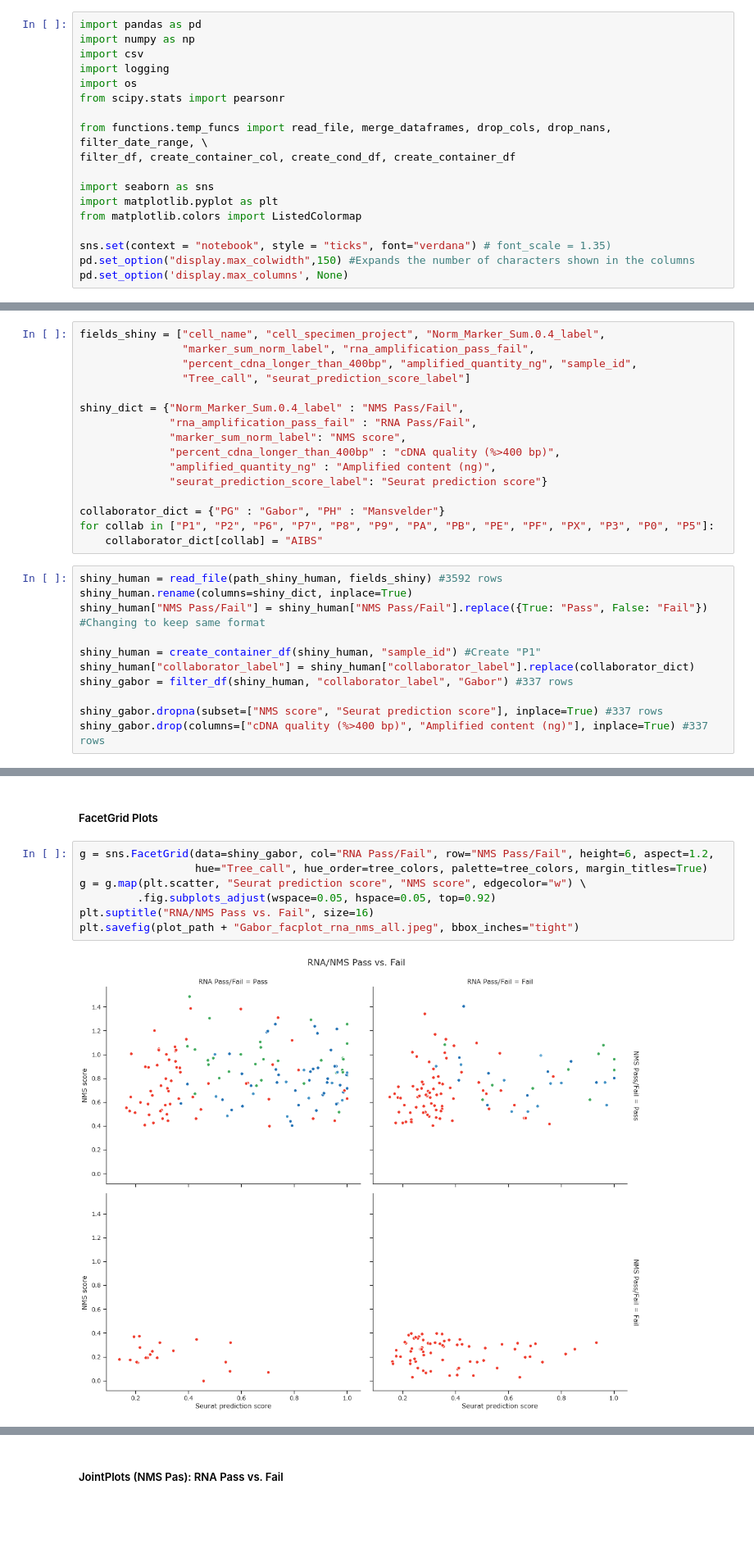
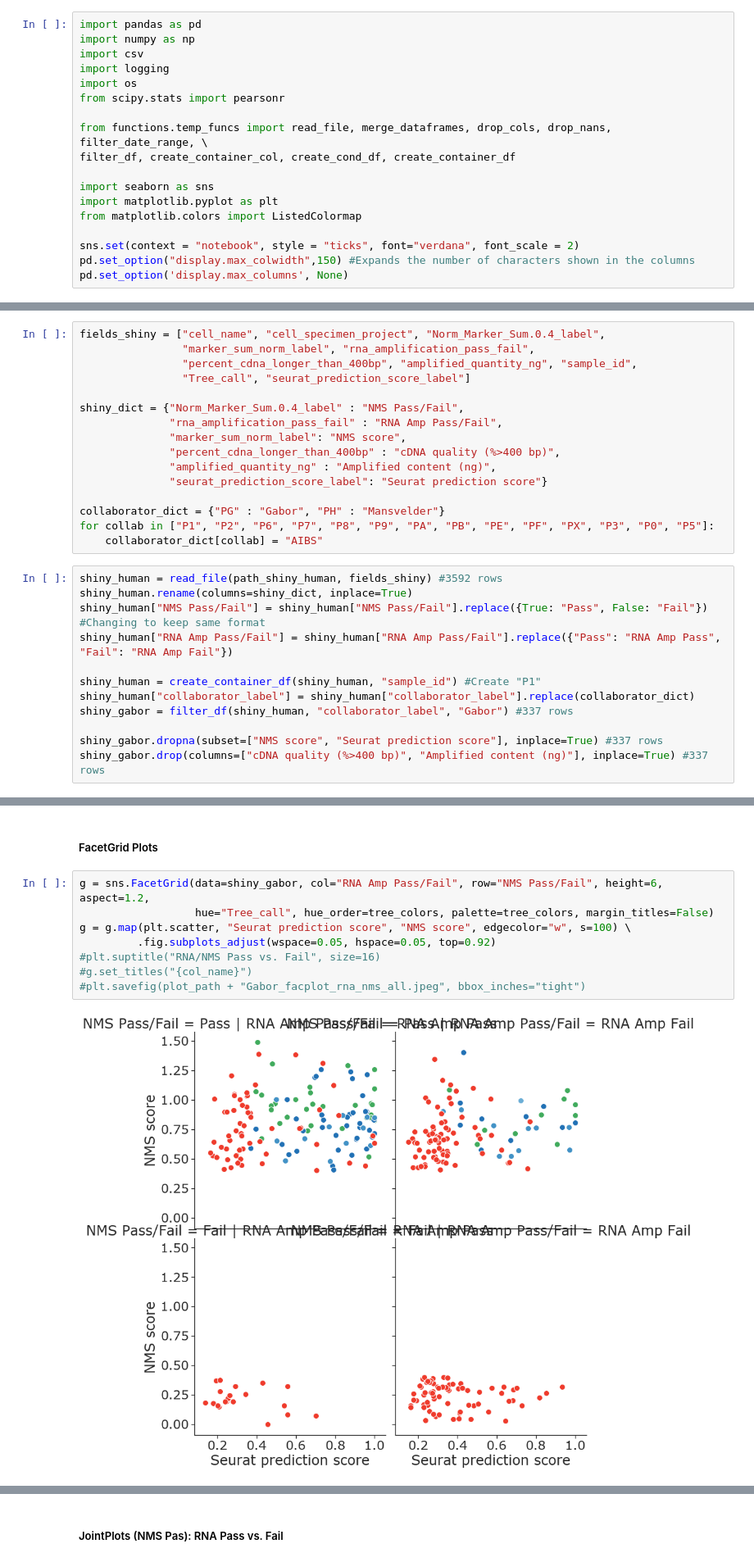
Before and after one commit to ramr24/Personal, a Jupyter notebook: analysis_scripts/rna_amp_human_analysis_gabor.ipynb, the cells around one changed output, grey strips where cells are left out. Shown at 82% size. Saved outputs shown, nothing was run; the diff lists cells and outputs as text; blank space fills up the shorter version.

Commit message:
bumped up axis size

```diff
--- a/analysis_scripts/rna_amp_human_analysis_gabor.ipynb
+++ b/analysis_scripts/rna_amp_human_analysis_gabor.ipynb
@@ -17,7 +17,7 @@ import seaborn as sns
 import matplotlib.pyplot as plt
 from matplotlib.colors import ListedColormap
 
-sns.set(context = "notebook", style = "ticks", font="verdana") # font_scale = 1.35)
+sns.set(context = "notebook", style = "ticks", font="verdana", font_scale = 2)
 pd.set_option("display.max_colwidth",150) #Expands the number of characters shown in the columns
 pd.set_option('display.max_columns', None)
 # %% [markdown]
@@ -37,7 +37,7 @@ fields_shiny = ["cell_name", "cell_specimen_project", "Norm_Marker_Sum.0.4_label
                 "Tree_call", "seurat_prediction_score_label"]
 
 shiny_dict = {"Norm_Marker_Sum.0.4_label" : "NMS Pass/Fail",
-              "rna_amplification_pass_fail" : "RNA Pass/Fail",
+              "rna_amplification_pass_fail" : "RNA Amp Pass/Fail",
               "marker_sum_norm_label": "NMS score",
               "percent_cdna_longer_than_400bp" : "cDNA quality (%>400 bp)",
               "amplified_quantity_ng" : "Amplified content (ng)",
@@ -50,6 +50,7 @@ for collab in ["P1", "P2", "P6", "P7", "P8", "P9", "PA", "PB", "PE", "PF", "PX",
 shiny_human = read_file(path_shiny_human, fields_shiny) #3592 rows
 shiny_human.rename(columns=shiny_dict, inplace=True)
 shiny_human["NMS Pass/Fail"] = shiny_human["NMS Pass/Fail"].replace({True: "Pass", False: "Fail"}) #Changing to keep same format
+shiny_human["RNA Amp Pass/Fail"] = shiny_human["RNA Amp Pass/Fail"].replace({"Pass": "RNA Amp Pass", "Fail": "RNA Amp Fail"})
 
 shiny_human = create_container_df(shiny_human, "sample_id") #Create "P1"
 shiny_human["collaborator_label"] = shiny_human["collaborator_label"].replace(collaborator_dict)
@@ -139,12 +136,13 @@ tree_colors={"Core": "#41ab5d", "I1": "#2171b5", "I2": "#4292c6", "I3": "#6baed6
 # %% [markdown]
 ##### FacetGrid Plots
 # %%
-g = sns.FacetGrid(data=shiny_gabor, col="RNA Pass/Fail", row="NMS Pass/Fail", height=6, aspect=1.2,
-                  hue="Tree_call", hue_order=tree_colors, palette=tree_colors, margin_titles=True)
-g = g.map(plt.scatter, "Seurat prediction score", "NMS score", edgecolor="w") \
+g = sns.FacetGrid(data=shiny_gabor, col="RNA Amp Pass/Fail", row="NMS Pass/Fail", height=6, aspect=1.2,
+                  hue="Tree_call", hue_order=tree_colors, palette=tree_colors, margin_titles=False)
+g = g.map(plt.scatter, "Seurat prediction score", "NMS score", edgecolor="w", s=100) \
          .fig.subplots_adjust(wspace=0.05, hspace=0.05, top=0.92)
-plt.suptitle("RNA/NMS Pass vs. Fail", size=16)
-plt.savefig(plot_path + "Gabor_facplot_rna_nms_all.jpeg", bbox_inches="tight")
+#plt.suptitle("RNA/NMS Pass vs. Fail", size=16)
+#g.set_titles("{col_name}")
+#plt.savefig(plot_path + "Gabor_facplot_rna_nms_all.jpeg", bbox_inches="tight")
 # %% [output]
-[figure, old version]
+[figure, new version]
 # %%
```
Also changed, not shown: parts of 14 cells of this notebook, 23 other files.
